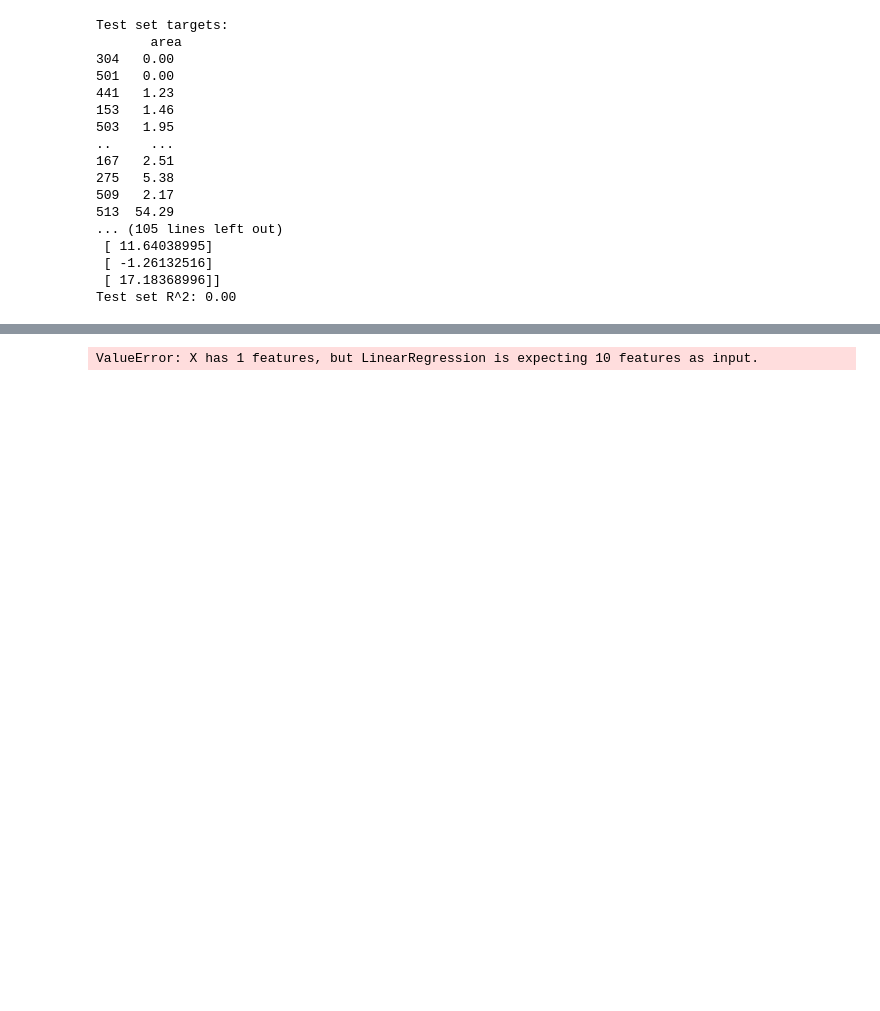
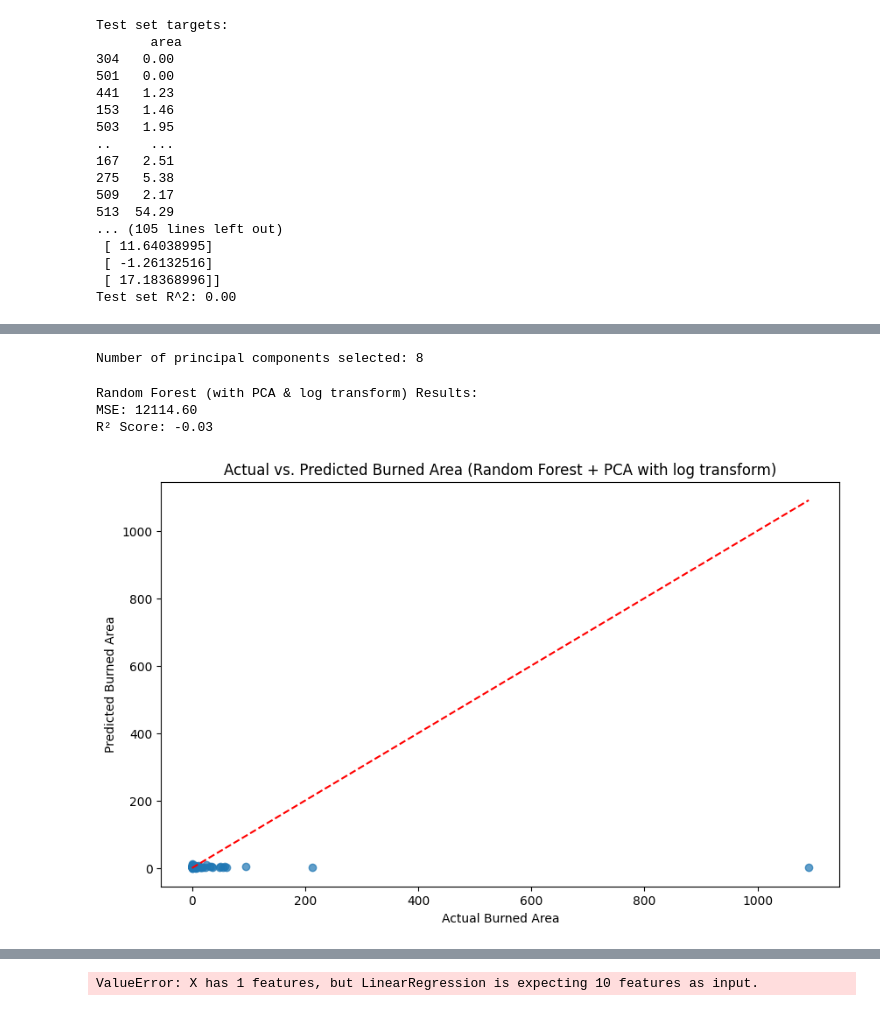
Before and after one commit to samuelmcilrath/forest-fires, a Jupyter notebook: forestfires.ipynb, the cells around one changed output, grey strips where cells are left out. Cells and saved outputs as stored; diff of their text form; code cells hidden in the pictures; blank space fills up the shorter version.

```diff
--- a/forestfires.ipynb
+++ b/forestfires.ipynb
@@ -31,9 +34,11 @@ First 5 records:    X  Y month  day  FFMC   DMC     DC  ISI  temp  RH  wind  rai
 3  8  6   mar  fri  91.7  33.3   77.5  9.0   8.3  97   4.0   0.2   0.0
 4  8  6   mar  sun  89.3  51.3  102.2  9.6  11.4  99   1.8   0.0   0.0
 # %%
-forest_fires = forest_fires.drop(columns=['month', 'day'])
-#drop month and day columns
+###Transform Data - get splits
+forest_fires = forest_fires.drop(columns=['month', 'day']) #drop month and day columns
 X = forest_fires.drop(columns=['area'])
 Y = forest_fires[['area']]
 
 X_train, X_test, y_train, y_test = train_test_split(X, Y, test_size=0.2, random_state=42)
+y_train_log = np.log1p(y_train)  # log(area + 1)
+y_test_log  = np.log1p(y_test)
@@ -107,0 +95,74 @@ ValueError: Unknown label type: continuous. Maybe you are trying to fit a classi
+# %%
+#PCA
+scaler = StandardScaler()
+
+#scale for Lasso
+X_train_scaled = scaler.fit_transform(X_train)
+X_test_scaled = scaler.transform(X_test)
+
+pca = PCA(n_components=0.95)
+pca.fit(X_train_scaled)
+print("Number of principal components selected:", pca.n_components_)
+
+X_train_pca = pca.transform(X_train_scaled)
+X_test_pca = pca.transform(X_test_scaled)
+
+lasso = Lasso(alpha=0.1)  # Adjust alpha parameter as needed
+lasso.fit(X_train_pca, y_train_log)
+y_pred_log = lasso.predict(X_test_pca)
+
+##Forest
+rand_forest = RandomForestRegressor(n_estimators=100)  # Adjust alpha parameter as needed
+rand_forest.fit(X_train_pca, y_train_log)
+
+y_pred_rand_log = rand_forest.predict(X_test_pca)
+
+# Transform predictions back to the original "area" scale
+y_pred_rand = np.expm1(y_pred_rand_log)  # equivalent to exp(predicted_log) - 1
+
+# ===============================
+# 4. Evaluate the Model
+# ===============================
+r2 = r2_score(y_test, y_pred_rand)
+mse = mean_squared_error(y_test, y_pred_rand)
+
+print("Random Forest (with PCA & log transform) Results:")
+print(f"MSE: {mse:.2f}")
+print(f"R² Score: {r2:.2f}")
+
+# ===============================
+# 5. Visualize Actual vs. Predicted Values
+# ===============================
+plt.figure(figsize=(10, 6))
+plt.scatter(y_test, y_pred_rand, alpha=0.7)
+plt.xlabel('Actual Burned Area')
+plt.ylabel('Predicted Burned Area')
+plt.title('Actual vs. Predicted Burned Area (Random Forest + PCA with log transform)')
+plt.plot([y_test.min(), y_test.max()], [y_test.min(), y_test.max()], 'r--')  # Diagonal line indicating perfect predictions
+plt.show()
+############
+# Transform the predictions back to the original "area" scale
+y_pred = np.expm1(y_pred_log)  # y_pred = exp(predicted_log) - 1
+
+r2 = r2_score(y_test, y_pred)
+mse = mean_squared_error(y_test, y_pred)
+
+print(f"Lasso Regression (with PCA) Results:")
+print(f"MSE: {mse:.2f}")
+print(f"R² Score: {r2:.2f}")
+
+
+
+plt.figure(figsize=(10, 6))
+plt.scatter(y_test, y_pred, alpha=0.7)
+plt.xlabel('Actual Burned Area')
+plt.ylabel('Predicted Burned Area')
+plt.title('Actual vs. Predicted Burned Area (Lasso + PCA)')
+plt.plot([y_test.min(), y_test.max()], [y_test.min(), y_test.max()], 'r--')  # Diagonal line for perfect predictions
+plt.show()
+# %% [output]
+Number of principal components selected: 8
+Random Forest (with PCA & log transform) Results:
+MSE: 12114.60
+R² Score: -0.03
+[figure, added]
```
Also changed, not shown: parts of 5 cells of this notebook.
